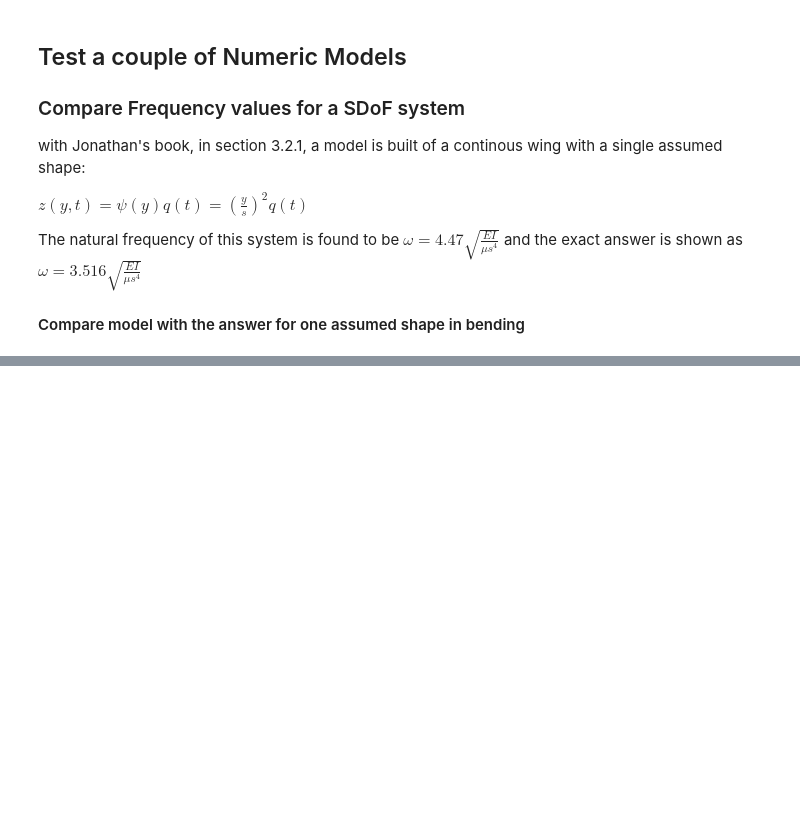
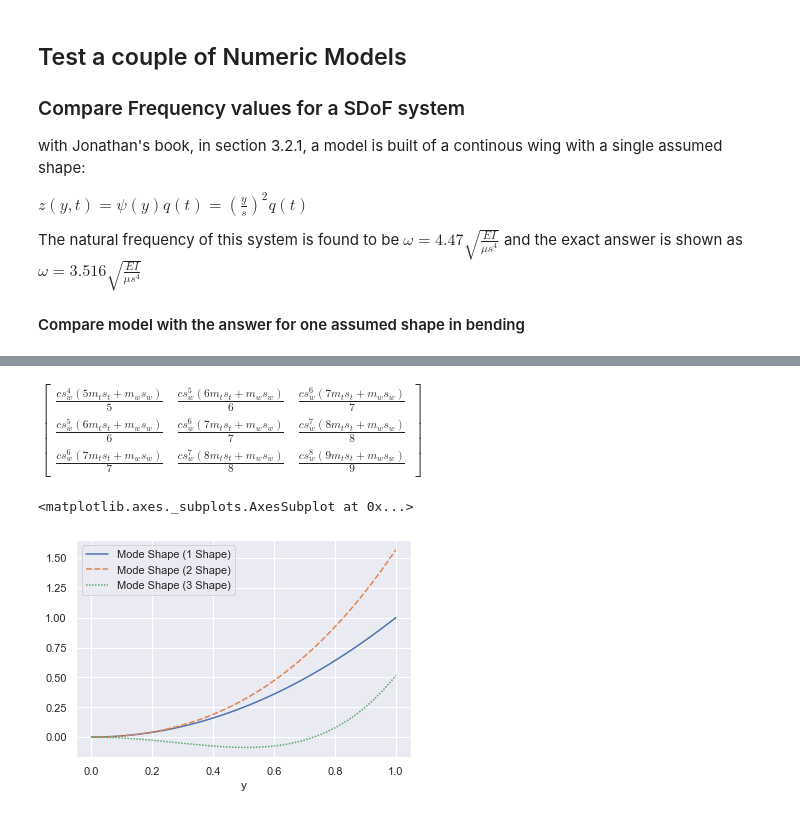
Before and after one commit to fh9g12/FwtModels, a Jupyter notebook: 2_AssumedShapesClassSimpleTests.ipynb, the cells around one changed output, grey strips where cells are left out. Saved outputs shown, nothing was run; the diff lists cells and outputs as text; code cells hidden in the pictures; blank space fills up the shorter version.

```diff
--- a/2_AssumedShapesClassSimpleTests.ipynb
+++ b/2_AssumedShapesClassSimpleTests.ipynb
@@ -135,3 +112,0 @@ p = aShape.FwtParameters(m_w = mu,
-# %%
-# create the numeric model from the symbolic model
-nModel = sModel.createNumericInstance(p)
@@ -167,0 +198,43 @@ array([13.32192658+0.j,  0.        +0.j,  0.        +0.j])
+# %%
+# create a data frame to present the natural frequencies, there error from the actual answer, and mode shapes in
+index = ['One Shape','Two Shapes','Three Shapes']
+
+df = pd.DataFrame(np.real(Freqs),index,['Freq'])
+pd.options.display.float_format = '{:,.2f}'.format
+df['% Error'] = ((df['Freq'] / 3.516) -1)*100
+cats = []
+for i in np.arange(0,3):
+    cats.append(f'Mode Comp {i}')
+
+df2 = pd.DataFrame(np.array(Vecs),index,cats)
+ShapeDf = pd.concat([df,df2],axis=1)
+ShapeDf
+sModel.M
+# %% [output]
+$\displaystyle \left[\begin{matrix}\frac{c s_{w}^{4} \left(5 m_{t} s_{t} + m_{w} s_{w}\right)}{5} & \frac{c s_{w}^{5} \left(6 m_{t} s_{t} + m_{w} s_{w}\right)}{6} & \frac{c s_{w}^{6} \left(7 m_{t} s_{t} + m_{w} s_{w}\right)}{7}\\\frac{c s_{w}^{5} \left(6 m_{t} s_{t} + m_{w} s_{w}\right)}{6} & \frac{c s_{w}^{6} \left(7 m_{t} s_{t} + m_{w} s_{w}\right)}{7} & \frac{c s_{w}^{7} \left(8 m_{t} s_{t} + m_{w} s_{w}\right)}{8}\\\frac{c s_{w}^{6} \left(7 m_{t} s_{t} + m_{w} s_{w}\right)}{7} & \frac{c s_{w}^{7} \left(8 m_{t} s_{t} + m_{w} s_{w}\right)}{8} & \frac{c s_{w}^{8} \left(9 m_{t} s_{t} + m_{w} s_{w}\right)}{9}\end{matrix}\right]$
+# %%
+# plot mode shapes
+import seaborn as sns; sns.set()
+import matplotlib.pyplot as plt
+
+# make a data frame to calulaate the positon at each y station
+ModeDf = pd.DataFrame()
+ModeDf['y'] = np.linspace(0,1,100)
+
+# make a new series for each MOde shape to show as a combination of the values in ShapeDf
+for i in np.arange(0,3):
+    ModeDf[f'Mode Shape ({i+1} Shape)'] = ModeDf['y'] **2 * ShapeDf['Mode Comp 0'][i] + ModeDf['y'] **3 * ShapeDf['Mode Comp 1'][i] + ModeDf['y'] **4 * ShapeDf['Mode Comp 2'][i]
+
+# set the index of the data frame
+ModeDf = ModeDf.set_index('y')
+
+# ensure the end of the beam is deflecting up
+cols = list(ModeDf)
+for i in range(0,len(cols)):
+    if ModeDf[cols[i]].iloc[-1] < 0:
+        ModeDf[cols[i]] = ModeDf[cols[i]]*-1
+
+sns.lineplot(data = ModeDf)
+# %% [output]
+<matplotlib.axes._subplots.AxesSubplot at 0x...>
+[figure, added]
```
Also changed, not shown: parts of 20 cells of this notebook, 5 other files.
